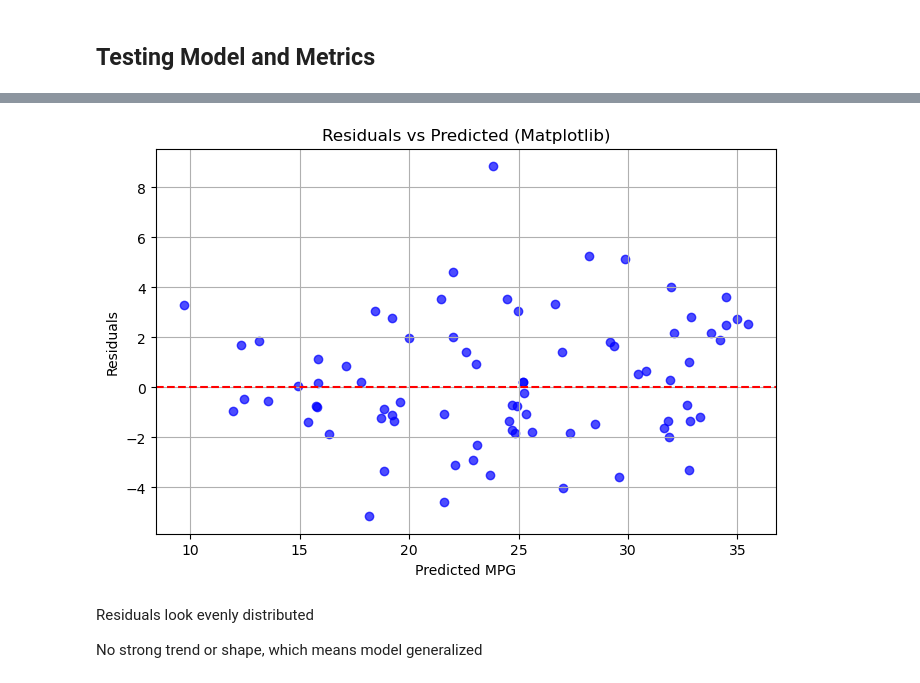
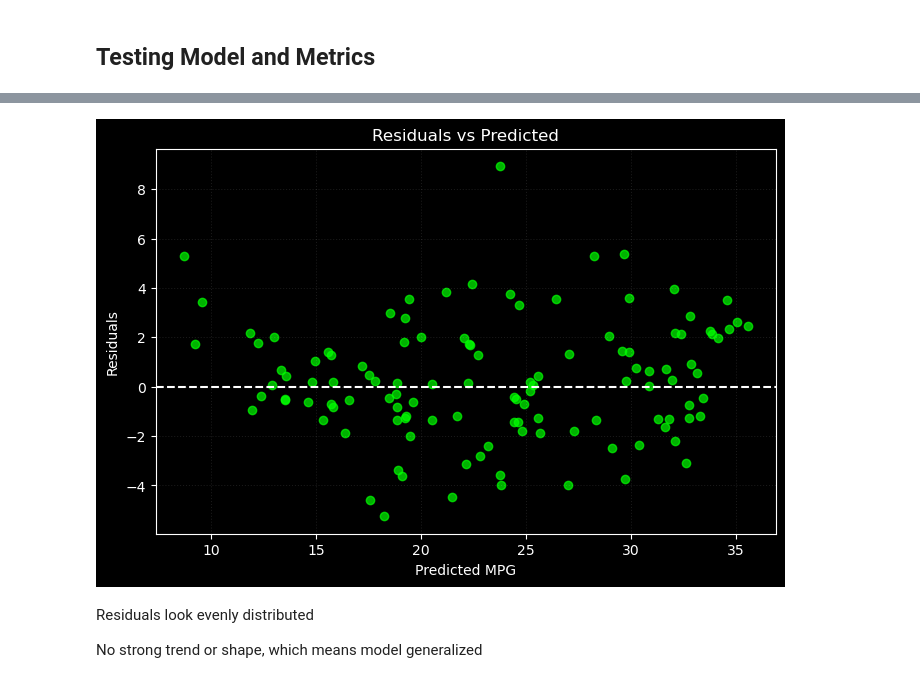
Before and after one commit to FahaDragusss/Machine-Learning-Portfolio, a Jupyter notebook: Linear Regression Models from Scratch Deployment/Linear Models/Ridge/Implementation/MLR L2_reg.ipynb, the cells around one changed output, grey strips where cells are left out. Saved outputs shown, nothing was run; the diff lists cells and outputs as text; code cells hidden in the pictures.

```diff
--- a/Linear Regression Models from Scratch Deployment/Linear Models/Ridge/Implementation/MLR L2_reg.ipynb
+++ b/Linear Regression Models from Scratch Deployment/Linear Models/Ridge/Implementation/MLR L2_reg.ipynb
@@ -19,8 +19,8 @@ np.random.shuffle(indices)
 X = X[indices]
 y = y[indices]
 
-# Step 2: 80/20 split
-split_index = int(0.8 * X.shape[0])
+# Step 2: 70/30 split
+split_index = int(0.7 * X.shape[0])
 X_train, X_test = X[:split_index], X[split_index:]
 y_train, y_test = y[:split_index], y[split_index:]
 
@@ -75,8 +75,8 @@ def gradient_descent(lr, x, y, w, b, L2_reg, previous_cost, threshold, max_iters
 
         current_cost = compute_cost(x, y, w, b)
 
-        if iters % 100 == 0:
-            print(f"Iteration {iters} | Cost: {current_cost:.5f} | w: {w.ravel()} | b: {b:.5f}")
+        #if iters % 100 == 0:
+            #print(f"Iteration {iters} | Cost: {current_cost:.5f} | w: {w.ravel()} | b: {b:.5f}")
             # if iters < 1001 and iters % 200 == 0 and iters > 1:
             #     cost_log.append(current_cost)
             #     iteration_log.append(iters)
@@ -224,14 +233,27 @@ plt.show()
 # %%
 plt.figure(figsize=(8, 5))
-plt.scatter(y_pred_test, residuals, alpha=0.7, color='blue')
-plt.axhline(0, color='red', linestyle='--')
-plt.xlabel("Predicted MPG")
-plt.ylabel("Residuals")
-plt.title("Residuals vs Predicted (Matplotlib)")
-plt.grid(True)
+plt.style.use('default')
+
+# Basic plot with lime points and black background
+plt.scatter(y_pred_test, residuals, color='lime', alpha=0.7)
+plt.axhline(0, color='white', linestyle='--')
+
+# Black background and white text
+plt.gca().set_facecolor('black')
+plt.gcf().patch.set_facecolor('black')  # This line removes the white outer area
+plt.xlabel("Predicted MPG", color='white')
+plt.ylabel("Residuals", color='white')
+plt.title("Residuals vs Predicted", color='white')
+plt.tick_params(colors='white')
+
+# White border
+for spine in plt.gca().spines.values():
+    spine.set_color('white')
+
+plt.grid(True, linestyle=':', color='white', alpha=0.1)
 plt.show()
 # %% [output]
-[figure, old version]
+[figure, new version]
 # %% [markdown]
 Residuals look evenly distributed
 
```
Also changed, not shown: parts of 7 cells of this notebook, 24 other files.
